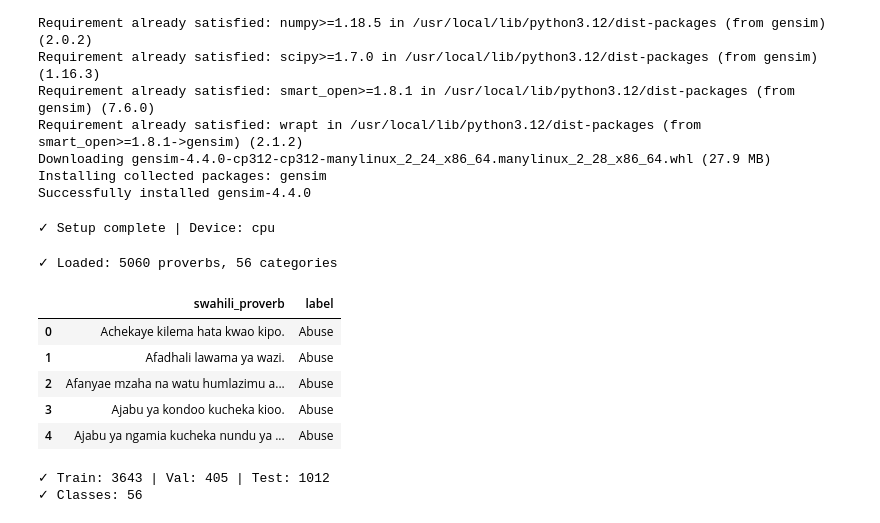
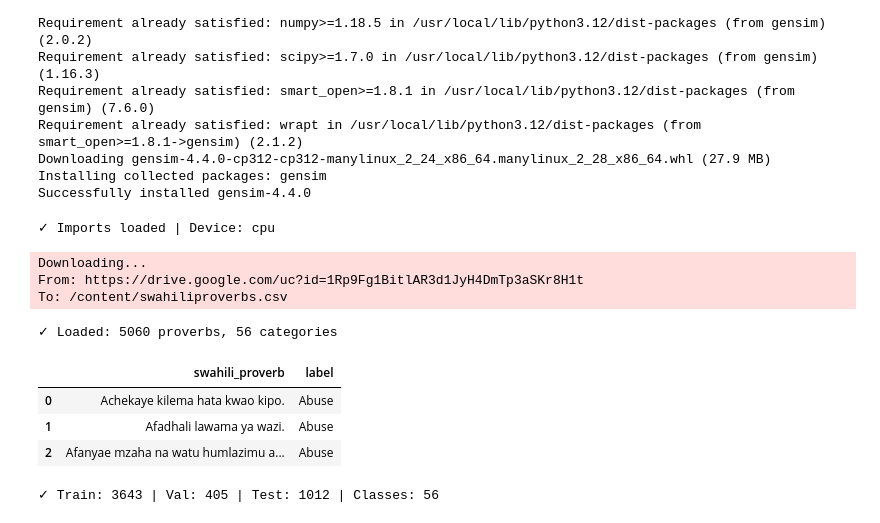
Before and after one commit to belinatom/NALAPROJECT, a Jupyter notebook: nlp_task1.ipynb, the cells around one changed output. Drawn from its saved outputs; the diff is of its cells as text; code cells hidden in the pictures.

```diff
--- a/nlp_task1.ipynb
+++ b/nlp_task1.ipynb
@@ -13,61 +18,65 @@ Downloading gensim-4.4.0-cp312-cp312-manylinux_2_24_x86_64.manylinux_2_28_x86_64
 Installing collected packages: gensim
 Successfully installed gensim-4.4.0
 # %%
+## PACKAGES IMPORTS
+
+import os, re, random
+import numpy as np
 import pandas as pd
-import numpy as np
-import re
-import random
 import matplotlib.pyplot as plt
 import seaborn as sns
-import warnings
-warnings.filterwarnings('ignore')
+from getpass import getpass
+import wandb, aim, mlflow
 
 import torch
 import torch.nn as nn
 import torch.optim as optim
 from torch.utils.data import DataLoader, TensorDataset
 
+from sklearn.preprocessing import LabelEncoder, normalize
 from sklearn.model_selection import train_test_split
-from sklearn.preprocessing import LabelEncoder, normalize
+from sklearn.feature_extraction.text import TfidfVectorizer
 from sklearn.metrics import accuracy_score, f1_score
-from sklearn.feature_extraction.text import TfidfVectorizer
-from sklearn.decomposition import PCA
 
 from gensim.models import Word2Vec, FastText
+import gdown
 
 seed = 42
-np.random.seed(seed)
-random.seed(seed)
-torch.manual_seed(seed)
-
+np.random.seed(seed); random.seed(seed); torch.manual_seed(seed)
 device = torch.device('cuda' if torch.cuda.is_available() else 'cpu')
 sns.set_style('whitegrid')
-plt.rcParams['figure.figsize'] = (12, 6)
-
-print(f'✓ Setup complete | Device: {device}')
+print(f'✓ Imports loaded | Device: {device}')
 # %% [output]
-✓ Setup complete | Device: cpu
+✓ Imports loaded | Device: cpu
 # %%
-csv_path = '/content/swahiliproverbs.csv'
-text_col = 'swahili_proverb'
-label_col = 'label'
+# Downloading dataset from Google Drive
+FILE_ID = '1Rp9Fg1BitlAR3d1JyH4DmTp3aSKr8H1t'
+gdown.download(
+    f'https://drive.google.com/uc?id={FILE_ID}',
+    '/content/swahiliproverbs.csv',
+    quiet=False, fuzzy=True
+)
 
-df = pd.read_csv(csv_path)[[text_col, label_col]].dropna().copy()
-df[text_col] = df[text_col].astype(str).str.strip()
-df[label_col] = df[label_col].astype(str).str.strip()
-df = df[df[text_col] != ''].reset_index(drop=True)
+df = pd.read_csv('/content/swahiliproverbs.csv')
+df = df[['swahili_proverb', 'label']].dropna().copy()
+df['swahili_proverb'] = df['swahili_proverb'].astype(str).str.strip()
+df['label']           = df['label'].astype(str).str.strip()
+df = df[df['swahili_proverb'] != ''].reset_index(drop=True)
 
+text_col, label_col = 'swahili_proverb', 'label'
 print(f'✓ Loaded: {len(df)} proverbs, {df[label_col].nunique()} categories')
-df.head(5)
+df.head(3)
 # %% [output]
-✓ Loaded: 5060 proverbs, 56 categories
+Downloading...
+From: https://drive.google.com/uc?id=1Rp9Fg1BitlAR3d1JyH4DmTp3aSKr8H1t
+To: /content/swahiliproverbs.csv
+✓ Loaded: 5060 proverbs, 56 categories
 |  | swahili_proverb | label |
 | 0 | Achekaye kilema hata kwao kipo. | Abuse |
 | 1 | Afadhali lawama ya wazi. | Abuse |
 | 2 | Afanyae mzaha na watu humlazimu a... | Abuse |
-| 3 | Ajabu ya kondoo kucheka kioo. | Abuse |
-| 4 | Ajabu ya ngamia kucheka nundu ya ... | Abuse |
 # %%
+# Encode labels and split data
 le = LabelEncoder()
 y = le.fit_transform(df[label_col])
 x_text = df[text_col].tolist()
@@ -79,9 +88,6 @@ x_train, x_test, y_train, y_test = train_test_split(
 x_train, x_val, y_train, y_val = train_test_split(
     x_train, y_train, test_size=0.1, random_state=seed, stratify=y_train
 )
-
-print(f'✓ Train: {len(x_train)} | Val: {len(x_val)} | Test: {len(x_test)}')
-print(f'✓ Classes: {num_classes}')
+print(f'✓ Train: {len(x_train)} | Val: {len(x_val)} | Test: {len(x_test)} | Classes: {num_classes}')
 # %% [output]
-✓ Train: 3643 | Val: 405 | Test: 1012
-✓ Classes: 56
+✓ Train: 3643 | Val: 405 | Test: 1012 | Classes: 56
```
Also changed, not shown: parts of 18 cells of this notebook.
